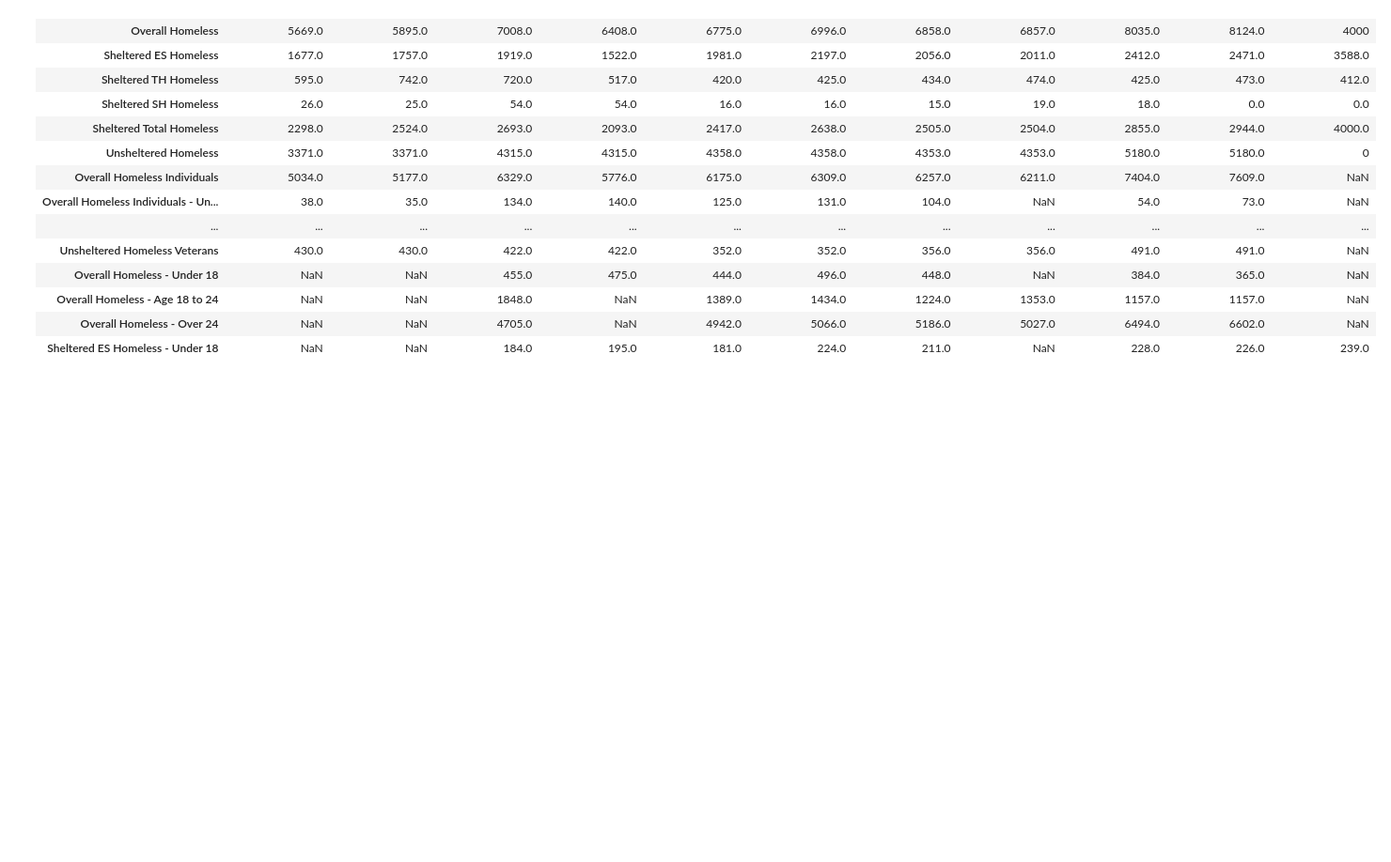
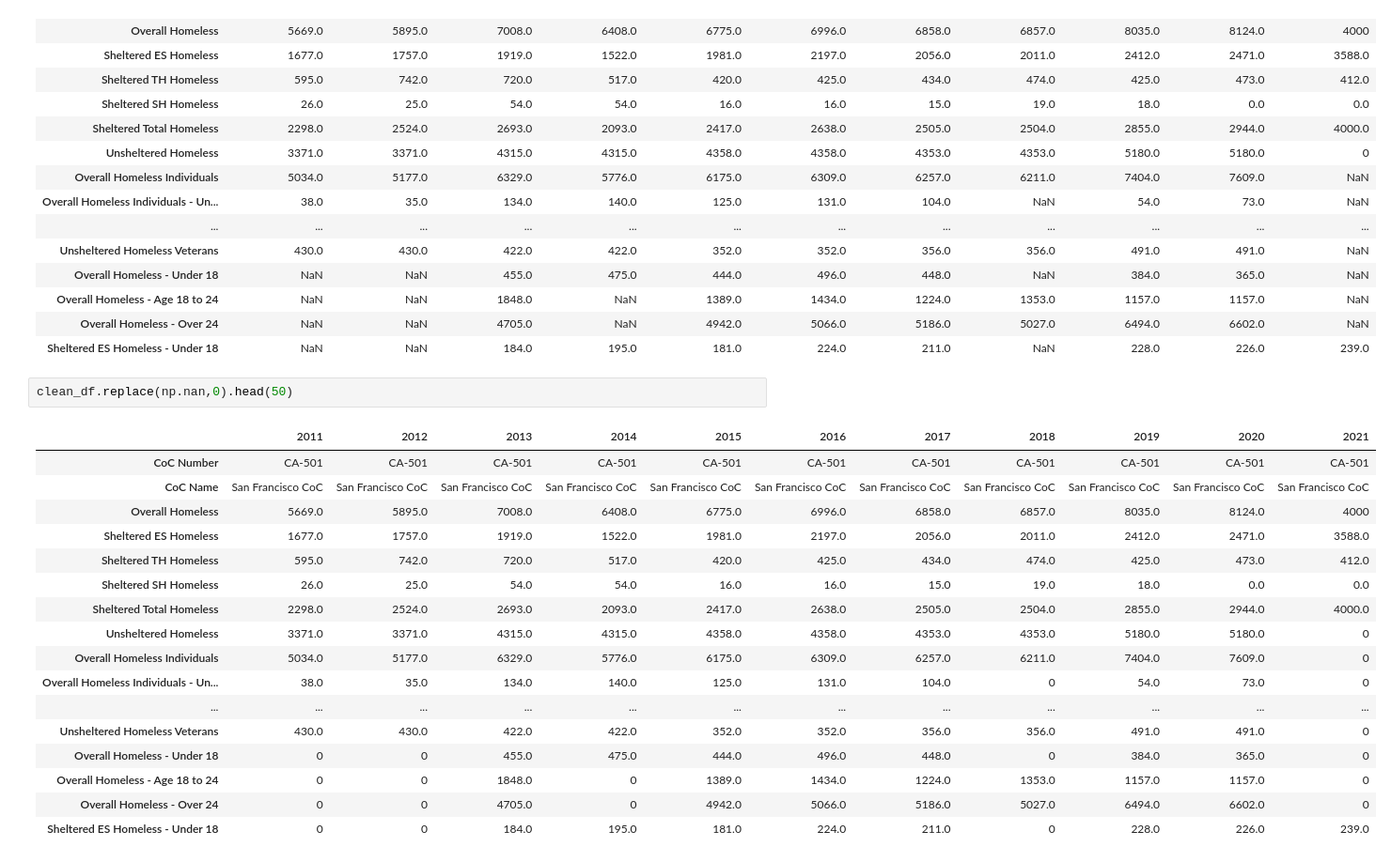
Before and after one commit to scbigler/Project1, a Jupyter notebook: Homeless.ipynb, the cells around one changed output. Shown at 94% size. Saved outputs shown, nothing was run; the diff lists cells and outputs as text; blank space fills up the shorter version.

```diff
--- a/Homeless.ipynb
+++ b/Homeless.ipynb
@@ -53,3 +53,23 @@ clean_df.head(50)
 | Overall Homeless - Age 18 to 24 | NaN | NaN | 1848.0 | NaN | 1389.0 | 1434.0 | 1224.0 | 1353.0 | 1157.0 | 1157.0 | NaN |
 | Overall Homeless - Over 24 | NaN | NaN | 4705.0 | NaN | 4942.0 | 5066.0 | 5186.0 | 5027.0 | 6494.0 | 6602.0 | NaN |
 | Sheltered ES Homeless - Under 18 | NaN | NaN | 184.0 | 195.0 | 181.0 | 224.0 | 211.0 | NaN | 228.0 | 226.0 | 239.0 |
+# %%
+clean_df.replace(np.nan,0).head(50)
+# %% [output]
+|  | 2011 | 2012 | 2013 | 2014 | 2015 | 2016 | 2017 | 2018 | 2019 | 2020 | 2021 |
+| CoC Number | CA-501 | CA-501 | CA-501 | CA-501 | CA-501 | CA-501 | CA-501 | CA-501 | CA-501 | CA-501 | CA-501 |
+| CoC Name | San Francisco CoC | San Francisco CoC | San Francisco CoC | San Francisco CoC | San Francisco CoC | San Francisco CoC | San Francisco CoC | San Francisco CoC | San Francisco CoC | San Francisco CoC | San Francisco CoC |
+| Overall Homeless | 5669.0 | 5895.0 | 7008.0 | 6408.0 | 6775.0 | 6996.0 | 6858.0 | 6857.0 | 8035.0 | 8124.0 | 4000 |
+| Sheltered ES Homeless | 1677.0 | 1757.0 | 1919.0 | 1522.0 | 1981.0 | 2197.0 | 2056.0 | 2011.0 | 2412.0 | 2471.0 | 3588.0 |
+| Sheltered TH Homeless | 595.0 | 742.0 | 720.0 | 517.0 | 420.0 | 425.0 | 434.0 | 474.0 | 425.0 | 473.0 | 412.0 |
+| Sheltered SH Homeless | 26.0 | 25.0 | 54.0 | 54.0 | 16.0 | 16.0 | 15.0 | 19.0 | 18.0 | 0.0 | 0.0 |
+| Sheltered Total Homeless | 2298.0 | 2524.0 | 2693.0 | 2093.0 | 2417.0 | 2638.0 | 2505.0 | 2504.0 | 2855.0 | 2944.0 | 4000.0 |
+| Unsheltered Homeless | 3371.0 | 3371.0 | 4315.0 | 4315.0 | 4358.0 | 4358.0 | 4353.0 | 4353.0 | 5180.0 | 5180.0 | 0 |
+| Overall Homeless Individuals | 5034.0 | 5177.0 | 6329.0 | 5776.0 | 6175.0 | 6309.0 | 6257.0 | 6211.0 | 7404.0 | 7609.0 | 0 |
+| Overall Homeless Individuals - Un... | 38.0 | 35.0 | 134.0 | 140.0 | 125.0 | 131.0 | 104.0 | 0 | 54.0 | 73.0 | 0 |
+| ... | ... | ... | ... | ... | ... | ... | ... | ... | ... | ... | ... |
+| Unsheltered Homeless Veterans | 430.0 | 430.0 | 422.0 | 422.0 | 352.0 | 352.0 | 356.0 | 356.0 | 491.0 | 491.0 | 0 |
+| Overall Homeless - Under 18 | 0 | 0 | 455.0 | 475.0 | 444.0 | 496.0 | 448.0 | 0 | 384.0 | 365.0 | 0 |
+| Overall Homeless - Age 18 to 24 | 0 | 0 | 1848.0 | 0 | 1389.0 | 1434.0 | 1224.0 | 1353.0 | 1157.0 | 1157.0 | 0 |
+| Overall Homeless - Over 24 | 0 | 0 | 4705.0 | 0 | 4942.0 | 5066.0 | 5186.0 | 5027.0 | 6494.0 | 6602.0 | 0 |
+| Sheltered ES Homeless - Under 18 | 0 | 0 | 184.0 | 195.0 | 181.0 | 224.0 | 211.0 | 0 | 228.0 | 226.0 | 239.0 |
```
